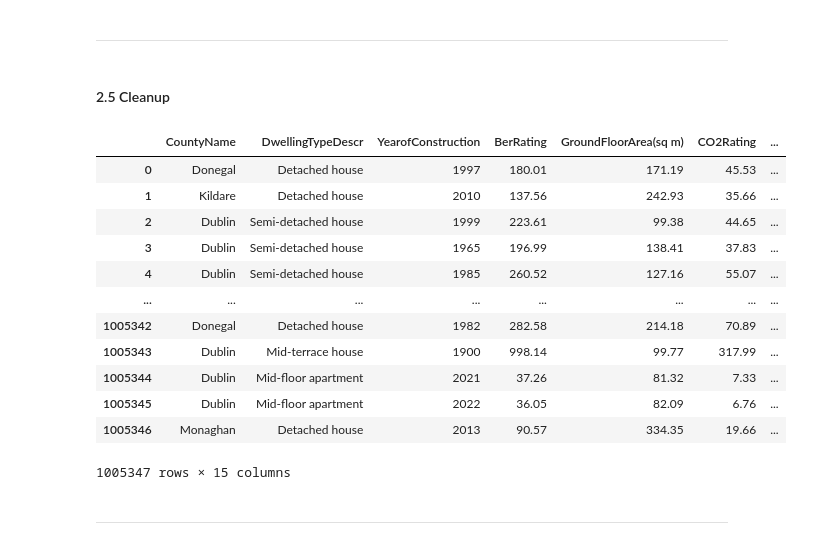
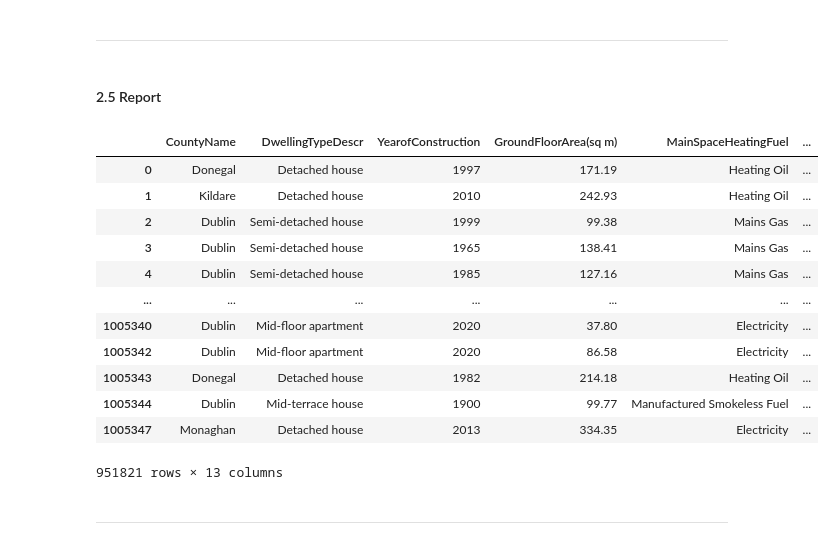
Before and after one commit to OisinB-2814/masters_thesis_ob2814, a Jupyter notebook: notebooks/2-define.ipynb, the cells around one changed output. Cells and saved outputs as stored; diff of their text form; code cells hidden in the pictures.

```diff
--- a/notebooks/2-define.ipynb
+++ b/notebooks/2-define.ipynb
@@ -997,3 +818,5 @@ Index(['CountyName', 'DwellingTypeDescr', 'YearofConstruction', 'EnergyRating',
+# %%
+seai_imputed = pd.read_csv('../data/processed/Define/seai_missingforest_data_imputed.csv')
 # %% [markdown]
 I want to be able to evaluate the MissForest algorithm so I know everything worked ok.
 
@@ -1171,4 +949,4 @@ If we take this to be our accuracy on this hypothesis test, we have a very high
 # %% [markdown]
 ---
 # %% [markdown]
-#### 2.5 Cleanup
+#### 2.5 Report
@@ -1175,17 +958,17 @@ If we take this to be our accuracy on this hypothesis test, we have a very high
 # %%
 # inspect final output
-seai_cleaned
+seai_imputed
 # %% [output]
-|  | CountyName | DwellingTypeDescr | YearofConstruction | BerRating | GroundFloorArea(sq m) | CO2Rating | ... |
-| 0 | Donegal | Detached house | 1997 | 180.01 | 171.19 | 45.53 | ... |
-| 1 | Kildare | Detached house | 2010 | 137.56 | 242.93 | 35.66 | ... |
-| 2 | Dublin | Semi-detached house | 1999 | 223.61 | 99.38 | 44.65 | ... |
-| 3 | Dublin | Semi-detached house | 1965 | 196.99 | 138.41 | 37.83 | ... |
-| 4 | Dublin | Semi-detached house | 1985 | 260.52 | 127.16 | 55.07 | ... |
-| ... | ... | ... | ... | ... | ... | ... | ... |
-| 1005342 | Donegal | Detached house | 1982 | 282.58 | 214.18 | 70.89 | ... |
-| 1005343 | Dublin | Mid-terrace house | 1900 | 998.14 | 99.77 | 317.99 | ... |
-| 1005344 | Dublin | Mid-floor apartment | 2021 | 37.26 | 81.32 | 7.33 | ... |
-| 1005345 | Dublin | Mid-floor apartment | 2022 | 36.05 | 82.09 | 6.76 | ... |
-| 1005346 | Monaghan | Detached house | 2013 | 90.57 | 334.35 | 19.66 | ... |
+|  | CountyName | DwellingTypeDescr | YearofConstruction | GroundFloorArea(sq m) | MainSpaceHeatingFuel | ... |
+| 0 | Donegal | Detached house | 1997 | 171.19 | Heating Oil | ... |
+| 1 | Kildare | Detached house | 2010 | 242.93 | Heating Oil | ... |
+| 2 | Dublin | Semi-detached house | 1999 | 99.38 | Mains Gas | ... |
+| 3 | Dublin | Semi-detached house | 1965 | 138.41 | Mains Gas | ... |
+| 4 | Dublin | Semi-detached house | 1985 | 127.16 | Mains Gas | ... |
+| ... | ... | ... | ... | ... | ... | ... |
+| 1005340 | Dublin | Mid-floor apartment | 2020 | 37.80 | Electricity | ... |
+| 1005342 | Dublin | Mid-floor apartment | 2020 | 86.58 | Electricity | ... |
+| 1005343 | Donegal | Detached house | 1982 | 214.18 | Heating Oil | ... |
+| 1005344 | Dublin | Mid-terrace house | 1900 | 99.77 | Manufactured Smokeless Fuel | ... |
+| 1005347 | Monaghan | Detached house | 2013 | 334.35 | Electricity | ... |
-1005347 rows × 15 columns
+951821 rows × 13 columns
```
Also changed, not shown: parts of 57 cells of this notebook, 5 other files.
